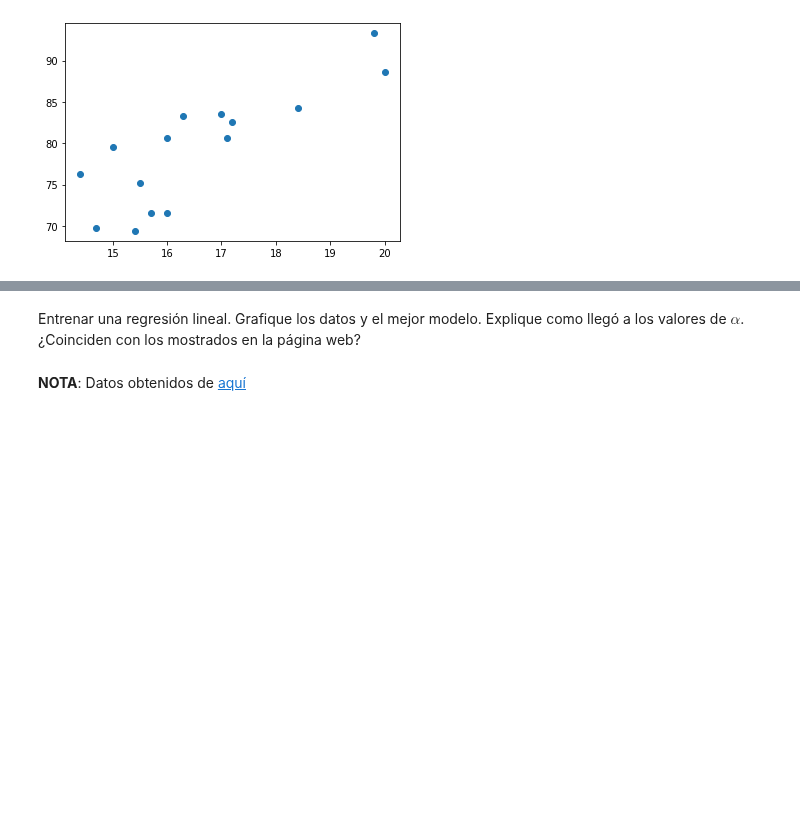
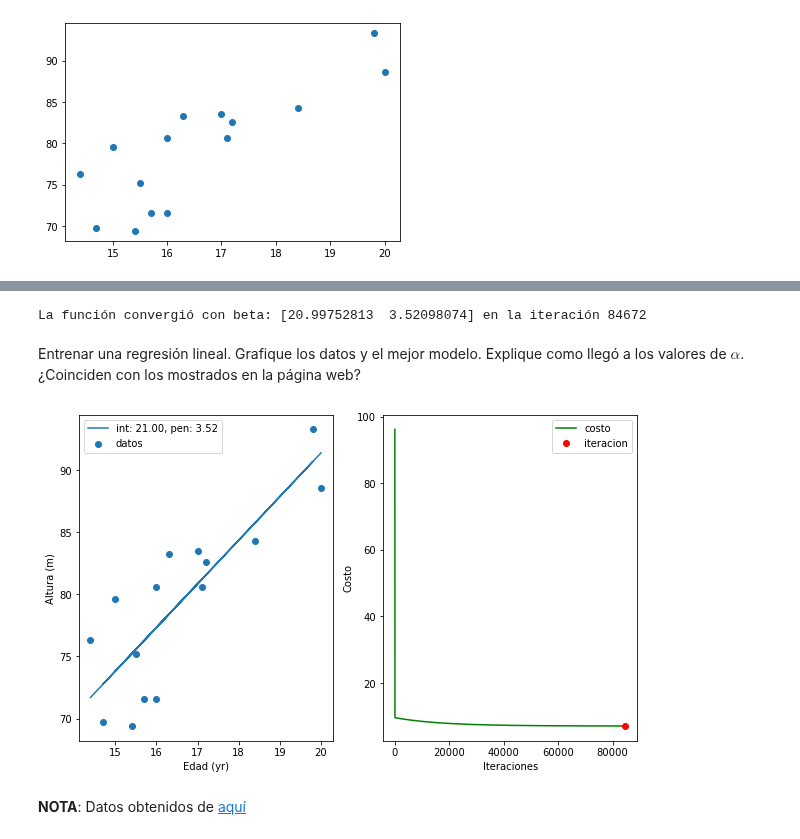
Before and after one commit to Skalas/Matematicas-Computacionales-fall2021, a Jupyter notebook: alumnos/MR1B4RR4/tareas/tarea1/tareas.ipynb, the cells around one changed output, grey strips where cells are left out. Cells and saved outputs as stored; diff of their text form; code cells hidden in the pictures; blank space fills up the shorter version.

```diff
--- a/alumnos/MR1B4RR4/tareas/tarea1/tareas.ipynb
+++ b/alumnos/MR1B4RR4/tareas/tarea1/tareas.ipynb
@@ -73,4 +73,27 @@ class RegresionLineal:
         m = x.shape[0]
         error = self.hipotesis(x) - y
         return np.dot(x.T, error) / m
+# %%
+def plotModelo(x,y,rl,iteracion):
+    modelo = lambda x,b,m: b + m*x # función para graficar el modelo
+
+    _beta = rl.historia['beta'][iteracion]
+
+    fig, ax = plt.subplots(1,2, figsize=(10,6))
+    ax[0].scatter(x,y, label="datos")
+    ax[0].plot(x, modelo(x, _beta[0], _beta[1]), label="int: %1.2f, pen: %1.2f" % (_beta[0], _beta[1]))
+    ax[0].set_xlabel('Edad (yr)')
+    ax[0].set_ylabel('Altura (m)')
+    ax[0].legend(loc="best")
+    #ax[0].set_xlim(0, max(x))
+    #ax[0].set_ylim(0, max(y))
+
+    costo  = rl.historia['costo']
+
+    iteraciones = [i for i in range(0, len(costo))]
+    ax[1].plot(iteraciones, costo, 'g', label="costo")
+    ax[1].plot(iteracion, costo[iteracion], 'or', label="iteracion")
+    ax[1].set_xlabel('Iteraciones')
+    ax[1].set_ylabel('Costo')
+    ax[1].legend(loc="best")
 # %% [markdown]
@@ -153,8 +173,15 @@ True
 # %%
-r = RegresionLineal(alpha=0.03, max_iters=10000, tols=0.0000001)
+r = RegresionLineal(alpha=0.003, max_iters=1000000, tols=0.000001)
 r.gradientDescent(X,Y)
+# %% [output]
+La función convergió con beta: [20.99752813  3.52098074] en la iteración 84672
 # %% [markdown]
 Entrenar una regresión lineal. Grafique los datos y el mejor modelo. Explique como llegó a los valores de $\alpha$. ¿Coinciden con los mostrados en la página web?
+# %%
+plotModelo(X,Y, r, 84671)
+#Los datos son similares a los de la pagina web, pero difieren por algunos decimales.
+# %% [output]
+[figure, added]
 # %% [markdown]
 
 **NOTA**: Datos obtenidos de [aquí](http://mathbits.com/MathBits/TISection/Statistics2/linearREAL.htm)
```
Also changed, not shown: parts of 16 cells of this notebook, 1 other file.
